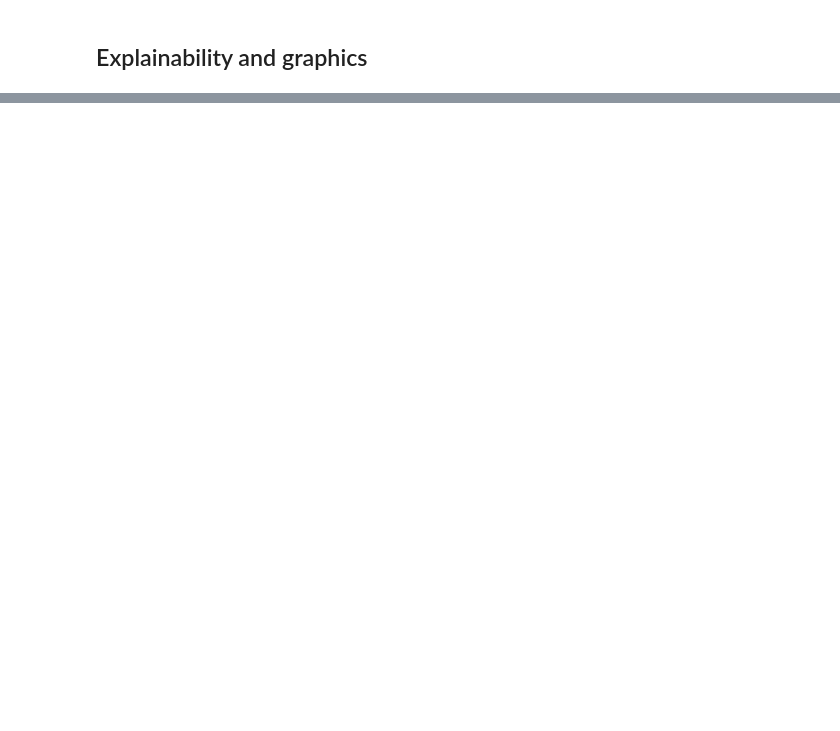
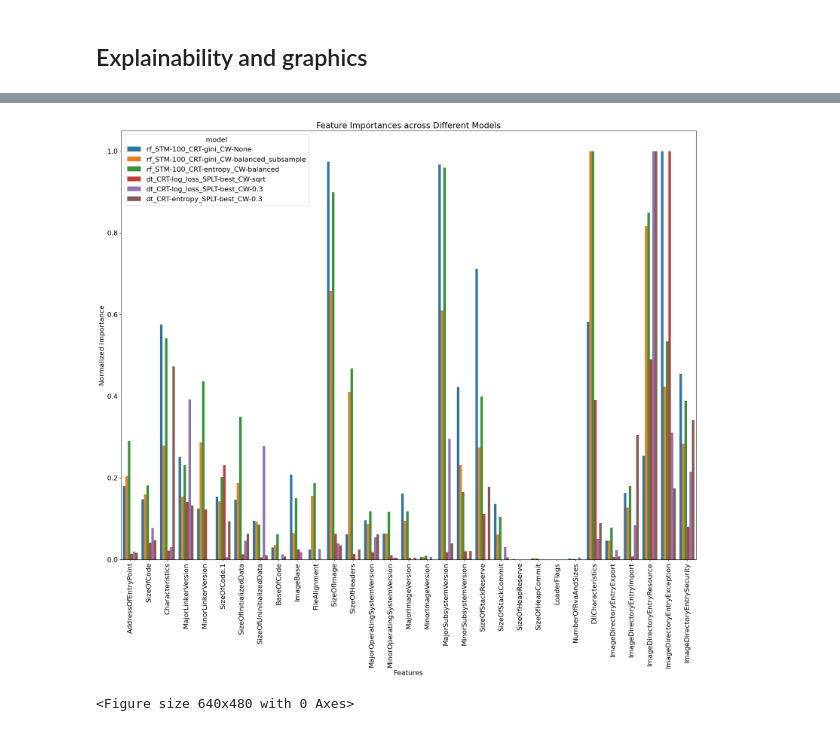
Before and after one commit to Kalagineer/amaml, a Jupyter notebook: amaml.ipynb, the cells around one changed output, grey strips where cells are left out. Cells and saved outputs as stored; diff of their text form; code cells hidden in the pictures; blank space fills up the shorter version.

```diff
--- a/amaml.ipynb
+++ b/amaml.ipynb
@@ -875,0 +971,16 @@ dfModelMetrics.to_csv('AllModelMetrics.csv', index=False)
+# %%
+importances_tree['normalized_importance'] = importances_tree.groupby('model')['importance'].transform(lambda x: (x - x.min()) / (x.max() - x.min()))
+
+plt.rc("font", size=16)
+
+plt.figure(figsize=(24, 18))
+sns.barplot(data=importances_tree, x='feature', y='normalized_importance', hue='model')
+plt.xlabel('Features')
+plt.ylabel('Normalized Importance')
+plt.xticks(rotation=90, fontsize=16)
+plt.title('Feature Importances across Different Models')
+plt.show()
+plt.tight_layout()
+# %% [output]
+[figure, added]
+<Figure size 640x480 with 0 Axes>
```
Also changed, not shown: parts of 15 cells of this notebook.
